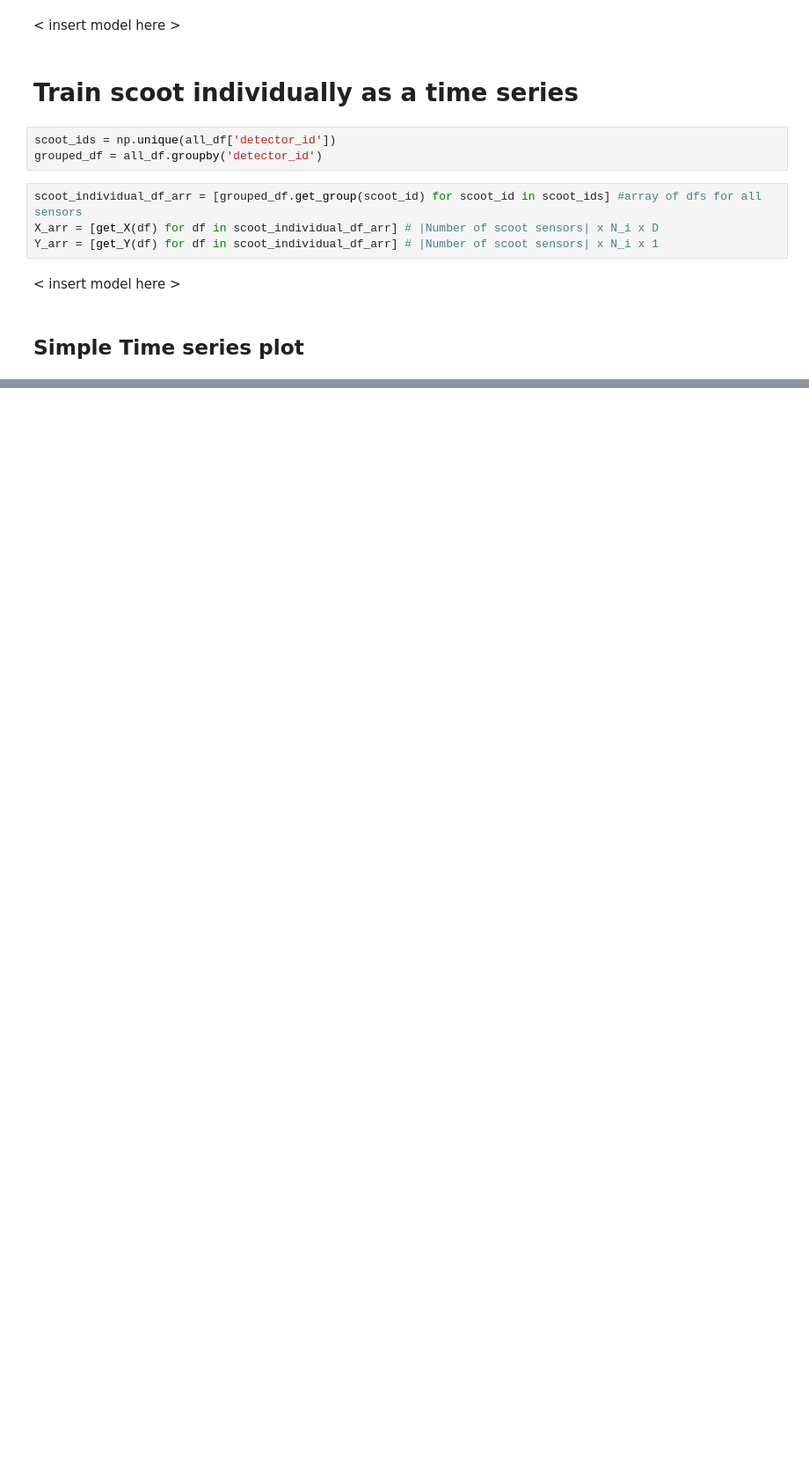
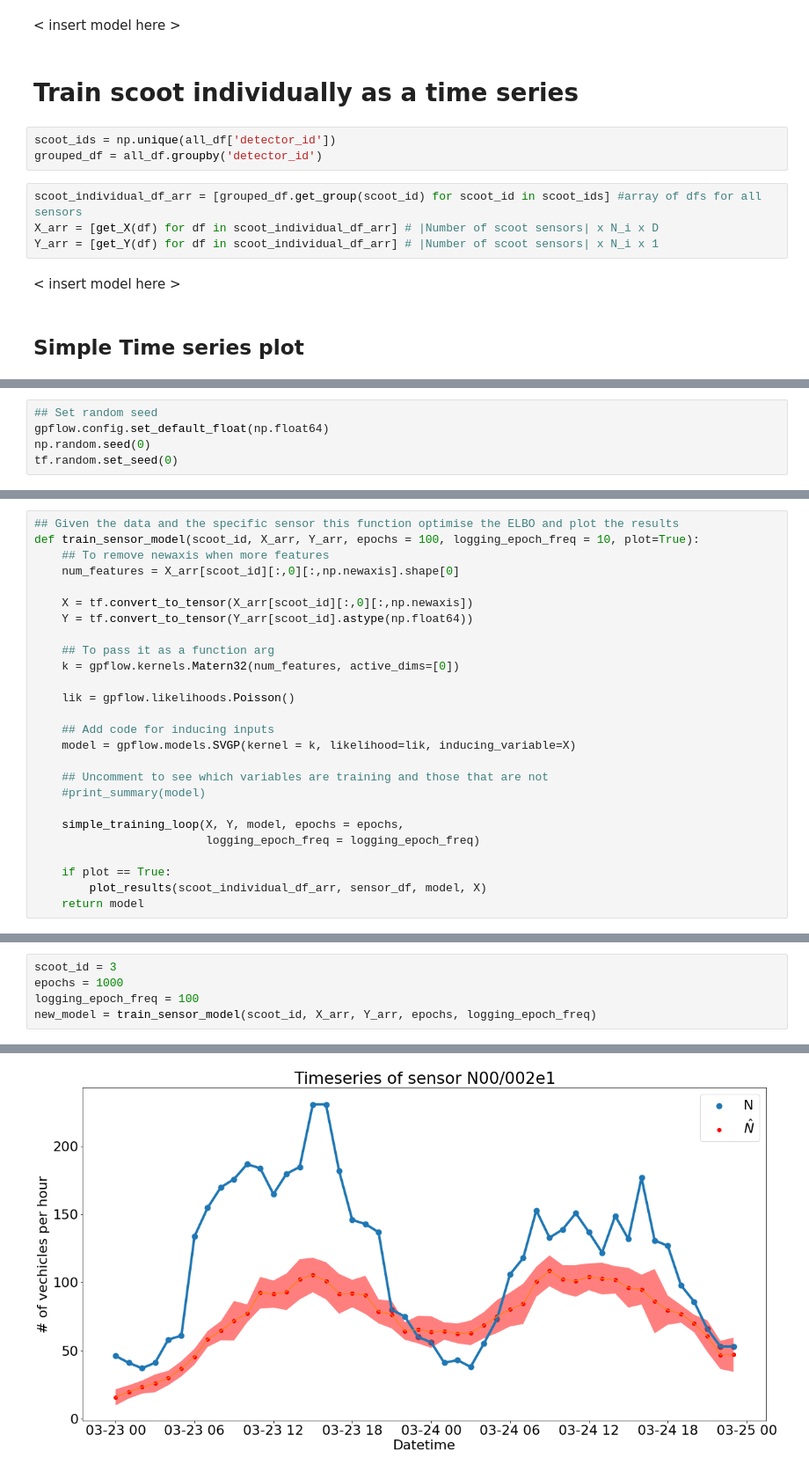
Before and after one commit to alan-turing-institute/clean-air-infrastructure, a Jupyter notebook: containers/labs/scoot_for_modelling.ipynb, the cells around one changed output, grey strips where cells are left out. Shown at 88% size. Cells and saved outputs as stored; diff of their text form; blank space fills up the shorter version.

```diff
--- a/containers/labs/scoot_for_modelling.ipynb
+++ b/containers/labs/scoot_for_modelling.ipynb
@@ -115,0 +124,5 @@ plt.scatter(X_arr[scoot_id][:,0], Y_arr[scoot_id])
+# %%
+## Set random seed
+gpflow.config.set_default_float(np.float64)
+np.random.seed(0)
+tf.random.set_seed(0)
@@ -115,0 +147,26 @@ plt.scatter(X_arr[scoot_id][:,0], Y_arr[scoot_id])
+# %%
+## Given the data and the specific sensor this function optimise the ELBO and plot the results
+def train_sensor_model(scoot_id, X_arr, Y_arr, epochs = 100, logging_epoch_freq = 10, plot=True):
+    ## To remove newaxis when more features
+    num_features = X_arr[scoot_id][:,0][:,np.newaxis].shape[0]
+
+    X = tf.convert_to_tensor(X_arr[scoot_id][:,0][:,np.newaxis])
+    Y = tf.convert_to_tensor(Y_arr[scoot_id].astype(np.float64))
+
+    ## To pass it as a function arg
+    k = gpflow.kernels.Matern32(num_features, active_dims=[0])
+
+    lik = gpflow.likelihoods.Poisson()
+
+    ## Add code for inducing inputs
+    model = gpflow.models.SVGP(kernel = k, likelihood=lik, inducing_variable=X)
+
+    ## Uncomment to see which variables are training and those that are not
+    #print_summary(model)
+
+    simple_training_loop(X, Y, model, epochs = epochs,
+                         logging_epoch_freq = logging_epoch_freq)
+
+    if plot == True:
+        plot_results(scoot_individual_df_arr, sensor_df, model, X)
+    return model
@@ -115,0 +209,6 @@ plt.scatter(X_arr[scoot_id][:,0], Y_arr[scoot_id])
+# %%
+scoot_id = 3
+epochs = 1000
+logging_epoch_freq = 100
+new_model = train_sensor_model(scoot_id, X_arr, Y_arr, epochs, logging_epoch_freq)
+# %% [output]
@@ -115,0 +225 @@ plt.scatter(X_arr[scoot_id][:,0], Y_arr[scoot_id])
+[figure, added]
```
Also changed, not shown: parts of 10 cells of this notebook.
